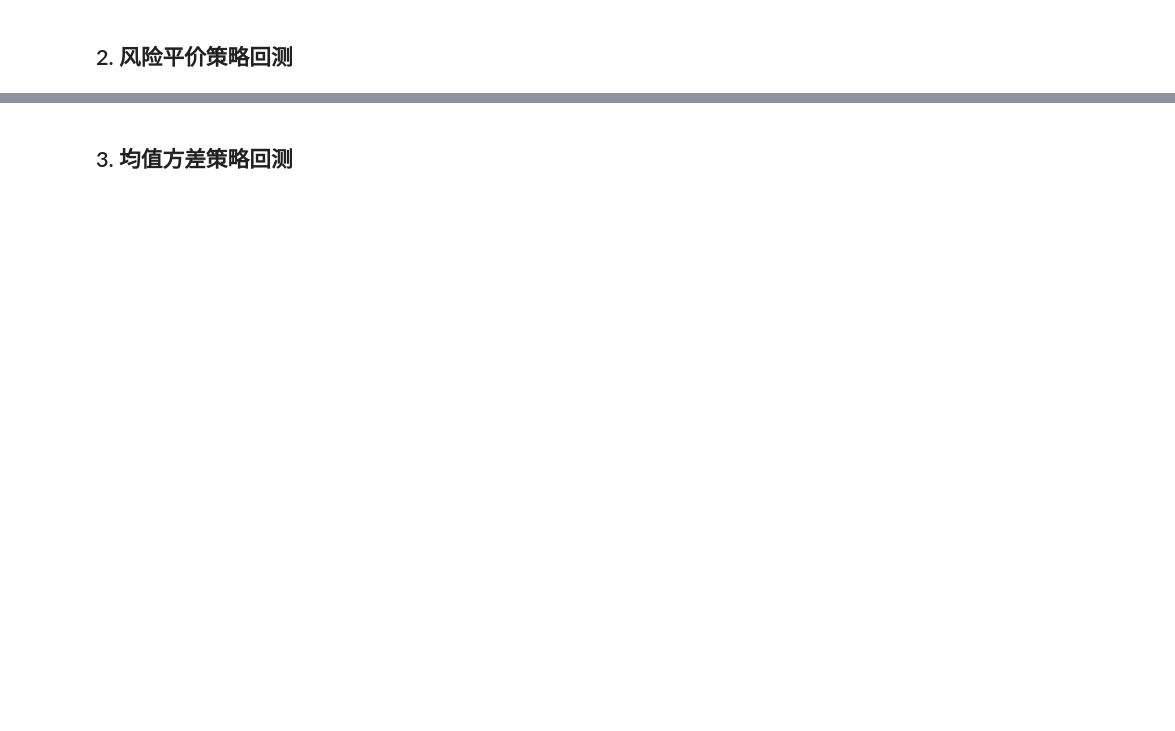
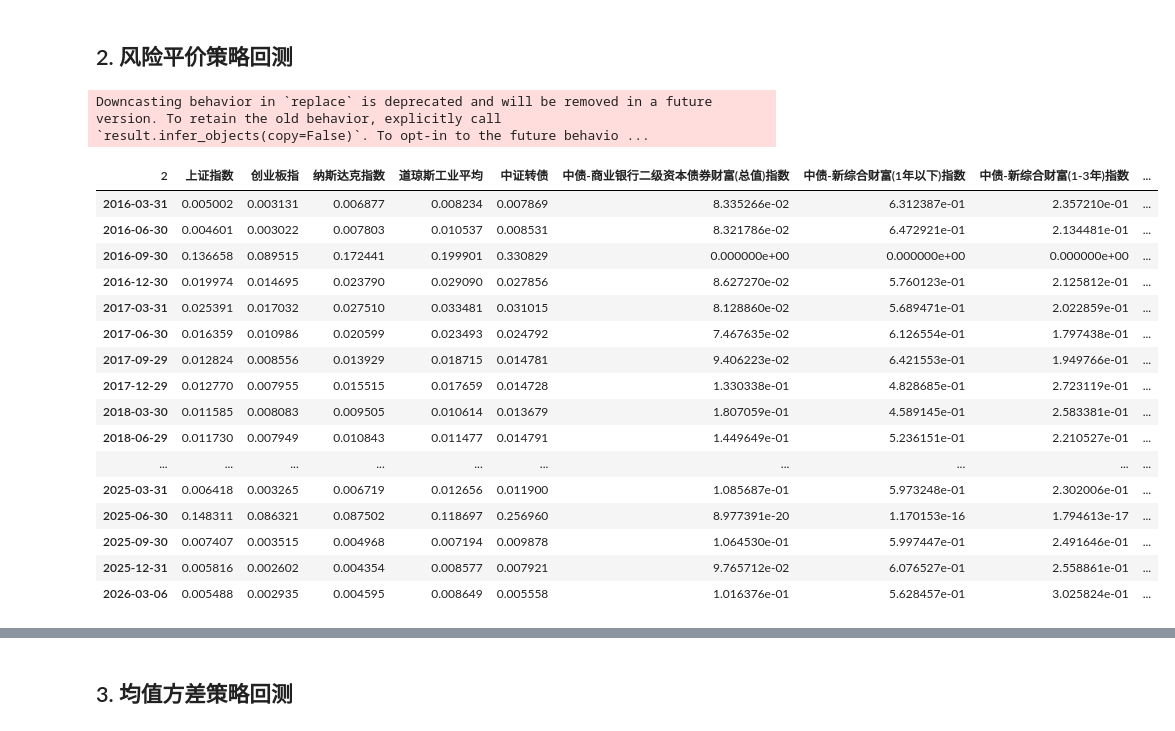
Before and after one commit to Zhong-Minghao/vectorbt_rp, a Jupyter notebook: portfolio_demo.ipynb, the cells around one changed output, grey strips where cells are left out. Drawn from its saved outputs; the diff is of its cells as text; code cells hidden in the pictures; blank space fills up the shorter version.

```diff
--- a/portfolio_demo.ipynb
+++ b/portfolio_demo.ipynb
@@ -50,8 +69,8 @@ price_df.head()
 # %%
 # 创建风险平价策略
 rp_strategy = RiskParityStrategy(
-    lookback=60,           # 60日回看窗口
-    rebalance_freq='ME'    # 月末调仓
+    lookback=120,           # 12日回看窗口
+    rebalance_freq='QE'    # ME月末调仓, QE 季末调仓
 )
 
 # 创建回测引擎
@@ -62,6 +81,28 @@ engine = BacktestEngine(
 
 # 运行回测
 rp_result = engine.run(rp_strategy, price_df)
+# %% [output]
+Downcasting behavior in `replace` is deprecated and will be removed in a future version. To retain the old behavior, explicitly call `result.infer_objects(copy=False)`. To opt-in to the future behavio ...
+# %%
+rp_result.weights
+# %% [output]
+| 2 | 上证指数 | 创业板指 | 纳斯达克指数 | 道琼斯工业平均 | 中证转债 | 中债-商业银行二级资本债券财富(总值)指数 | 中债-新综合财富(1年以下)指数 | 中债-新综合财富(1-3年)指数 | ... |
+| 2016-03-31 | 0.005002 | 0.003131 | 0.006877 | 0.008234 | 0.007869 | 8.335266e-02 | 6.312387e-01 | 2.357210e-01 | ... |
+| 2016-06-30 | 0.004601 | 0.003022 | 0.007803 | 0.010537 | 0.008531 | 8.321786e-02 | 6.472921e-01 | 2.134481e-01 | ... |
+| 2016-09-30 | 0.136658 | 0.089515 | 0.172441 | 0.199901 | 0.330829 | 0.000000e+00 | 0.000000e+00 | 0.000000e+00 | ... |
+| 2016-12-30 | 0.019974 | 0.014695 | 0.023790 | 0.029090 | 0.027856 | 8.627270e-02 | 5.760123e-01 | 2.125812e-01 | ... |
+| 2017-03-31 | 0.025391 | 0.017032 | 0.027510 | 0.033481 | 0.031015 | 8.128860e-02 | 5.689471e-01 | 2.022859e-01 | ... |
+| 2017-06-30 | 0.016359 | 0.010986 | 0.020599 | 0.023493 | 0.024792 | 7.467635e-02 | 6.126554e-01 | 1.797438e-01 | ... |
+| 2017-09-29 | 0.012824 | 0.008556 | 0.013929 | 0.018715 | 0.014781 | 9.406223e-02 | 6.421553e-01 | 1.949766e-01 | ... |
+| 2017-12-29 | 0.012770 | 0.007955 | 0.015515 | 0.017659 | 0.014728 | 1.330338e-01 | 4.828685e-01 | 2.723119e-01 | ... |
+| 2018-03-30 | 0.011585 | 0.008083 | 0.009505 | 0.010614 | 0.013679 | 1.807059e-01 | 4.589145e-01 | 2.583381e-01 | ... |
+| 2018-06-29 | 0.011730 | 0.007949 | 0.010843 | 0.011477 | 0.014791 | 1.449649e-01 | 5.236151e-01 | 2.210527e-01 | ... |
+| ... | ... | ... | ... | ... | ... | ... | ... | ... | ... |
+| 2025-03-31 | 0.006418 | 0.003265 | 0.006719 | 0.012656 | 0.011900 | 1.085687e-01 | 5.973248e-01 | 2.302006e-01 | ... |
+| 2025-06-30 | 0.148311 | 0.086321 | 0.087502 | 0.118697 | 0.256960 | 8.977391e-20 | 1.170153e-16 | 1.794613e-17 | ... |
+| 2025-09-30 | 0.007407 | 0.003515 | 0.004968 | 0.007194 | 0.009878 | 1.064530e-01 | 5.997447e-01 | 2.491646e-01 | ... |
+| 2025-12-31 | 0.005816 | 0.002602 | 0.004354 | 0.008577 | 0.007921 | 9.765712e-02 | 6.076527e-01 | 2.558861e-01 | ... |
+| 2026-03-06 | 0.005488 | 0.002935 | 0.004595 | 0.008649 | 0.005558 | 1.016376e-01 | 5.628457e-01 | 3.025824e-01 | ... |
 # %%
 # 查看回测统计
 rp_result.stats()
```
Also changed, not shown: parts of 12 cells of this notebook, 5 other files.
